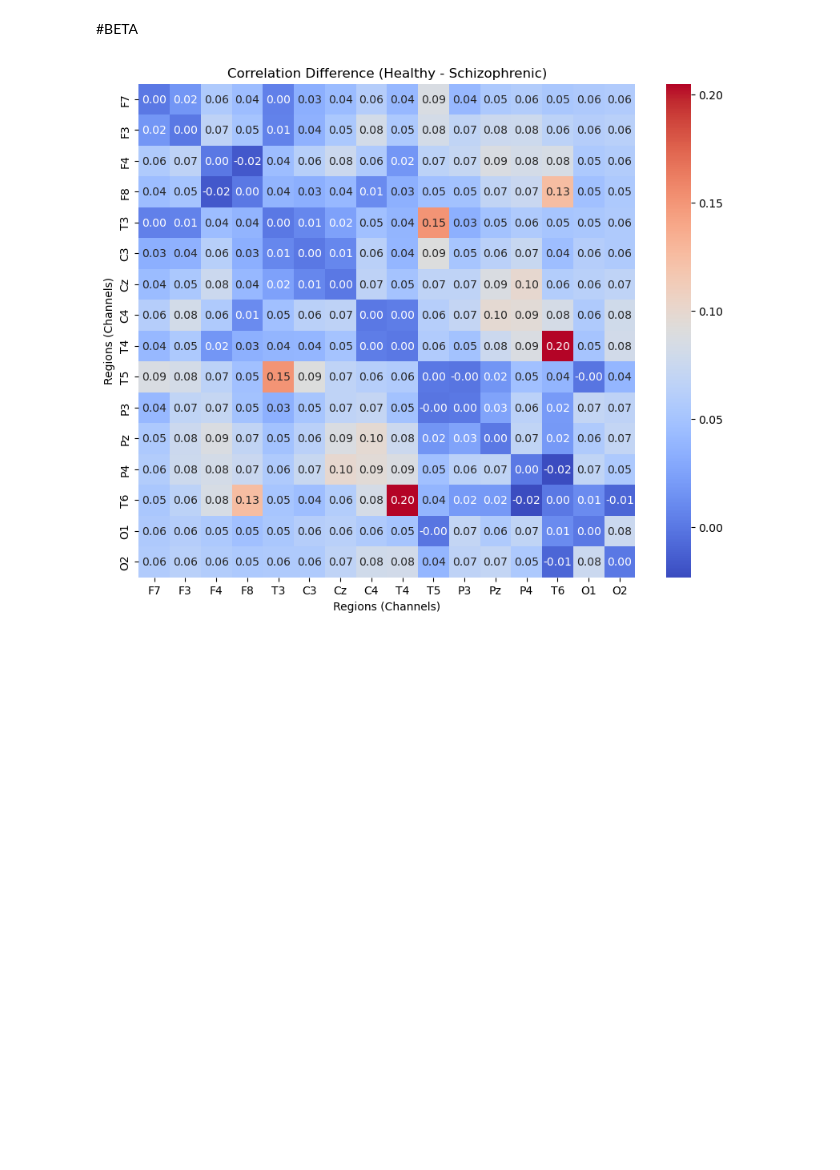
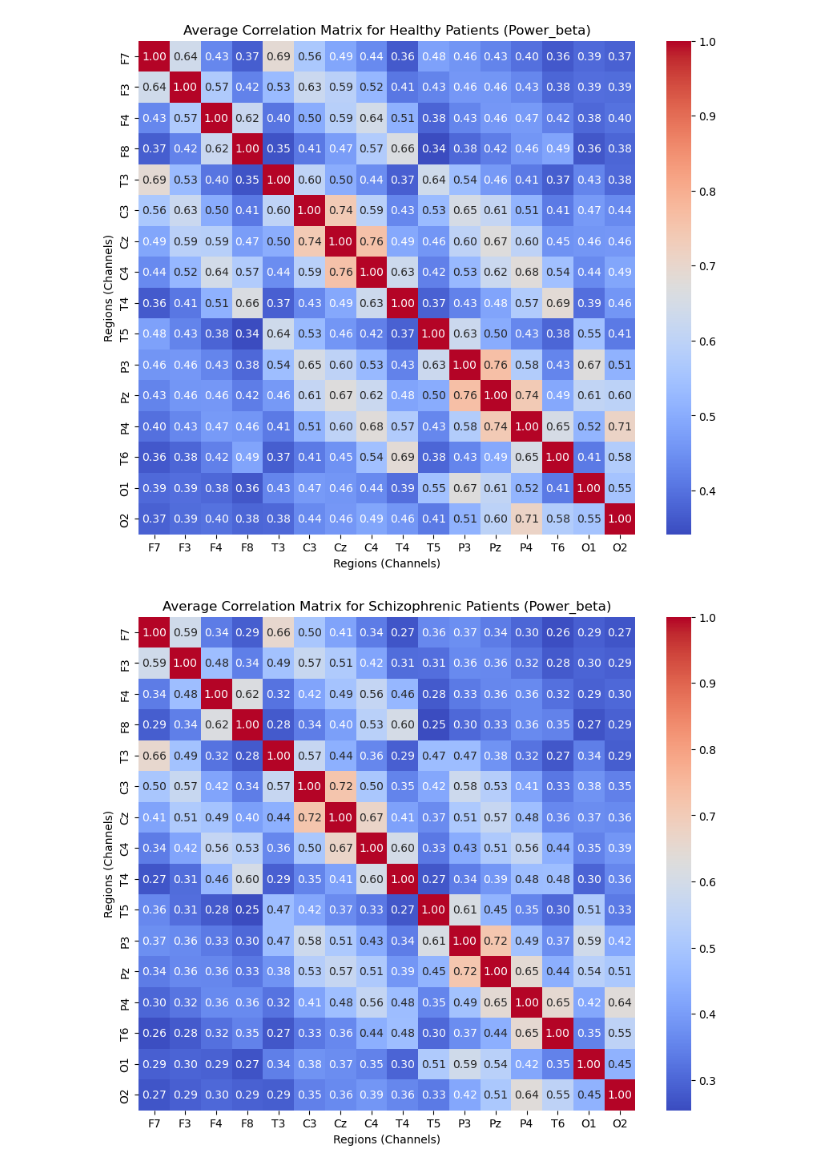
Before and after one commit to Abou1308/SDA-EEG-Group-Project, a Jupyter notebook: correllation_matrix.ipynb, the cells around one changed output. Cells and saved outputs as stored; diff of their text form; code cells hidden in the pictures; blank space fills up the shorter version.

```diff
--- a/correllation_matrix.ipynb
+++ b/correllation_matrix.ipynb
@@ -45,5 +8,31 @@ def correlation_matrix(patient_id, wave_option='power_beta'):
+# %%
+def correlation_matrix(patient_id, wave_option='power_beta', df=df):
+    """
+    Given one patient_id, it returns a spearman's correlation matrix between the power magnitudes of the
+    eeg channels.
+    """
+    # Select one patient
+    patient_data = df[df['id'] == patient_id]
+
+    # Get regions
+    regions = patient_data['region'].unique()
+
+    # For each region, we get the power values of the frequencies and save it in a list.
+    power_data = []
+    for region in regions:
+        region_data = patient_data[patient_data['region'] == region]
+        power_data.append(region_data[wave_option].values[0])
+
+    # This list is then fed into a pandas dataframe from which we got the spearman's correlation.
+    power_df = pd.DataFrame(power_data, index=regions).transpose()
+    corr_matrix = power_df.corr(method='spearman')
+
+    return corr_matrix, regions
 # %%
 def average_correlation(patient_ids, wave_option='power_beta'):
+    """
+    Given a list of patient_ids, returns the average correlation matrix
+    """
     correlation_sums = None
     count = 0
 
@@ -51,7 +40,7 @@ def average_correlation(patient_ids, wave_option='power_beta'):
     for patient_id in patient_ids:
         corr_matrix, regions = correlation_matrix(patient_id, wave_option)
 
-        # Add the current correlation matrix to the cumulative sum
+        # Sum all the correlations whilst keeping count of the amount of matrixes
         if correlation_sums is None:
             correlation_sums = corr_matrix
         else:
@@ -59,16 +48,18 @@ def average_correlation(patient_ids, wave_option='power_beta'):
 
         count += 1
 
-    # Calculate the average correlation matrix
+    # Calculate the average
     average_corr_matrix = correlation_sums / count
     return average_corr_matrix, regions
 # %%
-healthy_patients = df1[df1['schizo'] == 0]['id'].unique().tolist()
-schizo_patients = df1[df1['schizo'] == 1]['id'].unique().tolist()
+# Get two lists of id's based on whether they are schizophrenic.
+healthy_patients = df[df['schizo'] == 0]['id'].unique().tolist()
+schizo_patients = df[df['schizo'] == 1]['id'].unique().tolist()
-# %% [markdown]
-#BETA
 # %%
-def plot_correlation_matrices(healthy_patients, schizo_patients, wave_option='power_beta', difference_only=True):
+def plot_correlation_matrices(healthy_patients, schizo_patients, wave_option='power_beta', difference_only=False):
+    """
+    Helper function which takes in two lists of patient id's, and plots the corresponding correlation matrixes
+    """
     # Calculate average correlation matrices for both healthy and schizophrenic patients
     avg_corr_healthy, regions = average_correlation(healthy_patients, wave_option=wave_option)
     avg_corr_schizo, _ = average_correlation(schizo_patients, wave_option=wave_option)
@@ -103,6 +94,7 @@ def plot_correlation_matrices(healthy_patients, schizo_patients, wave_option='po
 
     return avg_corr_healthy, avg_corr_schizo, corr_difference
 # %%
-beta_healthy, beta_schizo, beta_dif = plot_correlation_matrices(healthy_patients, schizo_patients, wave_option='power_beta', difference_only=True)
+beta_healthy, beta_schizo, beta_dif = plot_correlation_matrices(healthy_patients, schizo_patients, wave_option='power_beta', difference_only=False)
 # %% [output]
-[figure, old version]
+[figure, new version]
+[figure, added]
```
Also changed, not shown: parts of 12 cells of this notebook, 1 other file.
